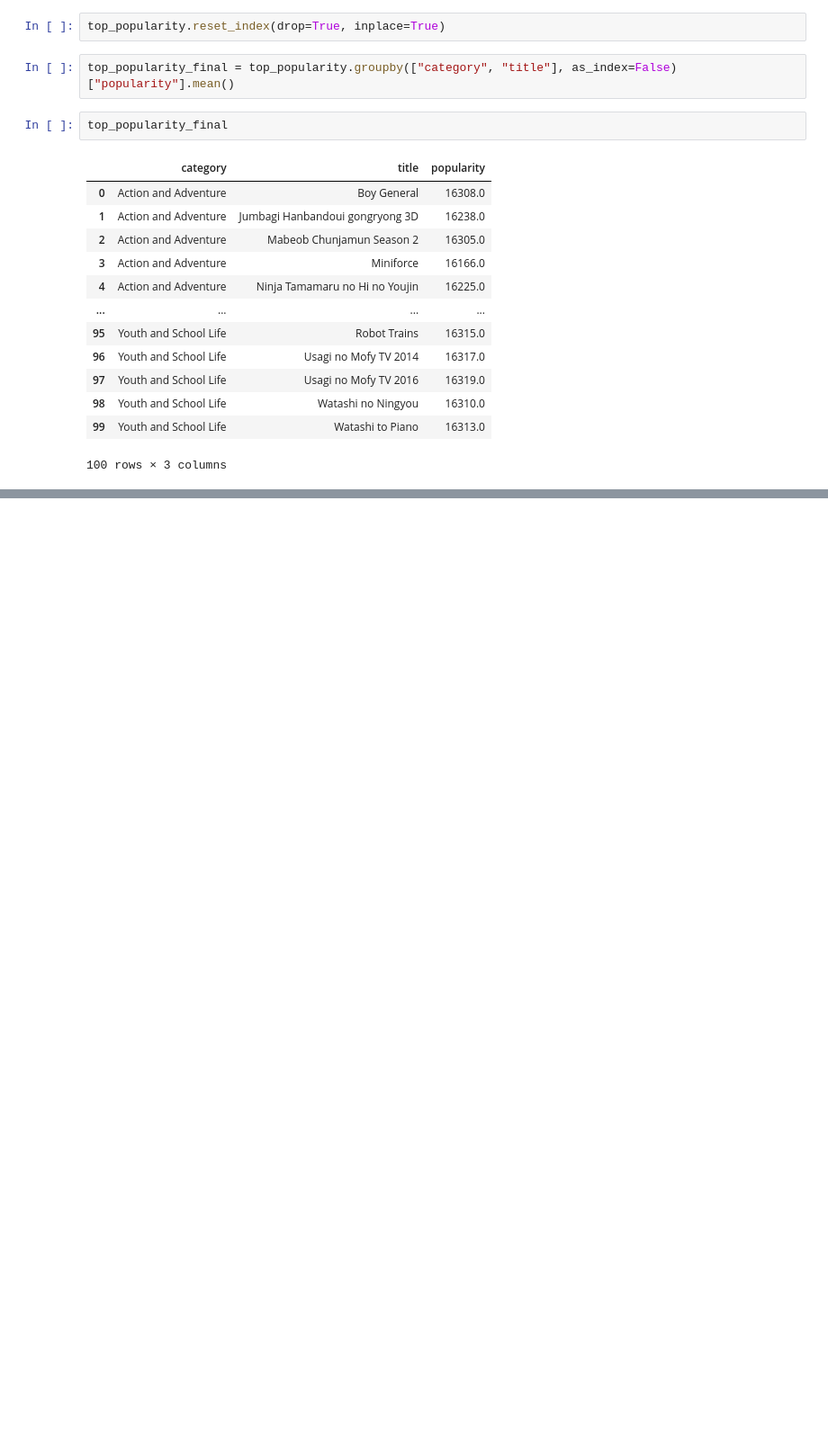
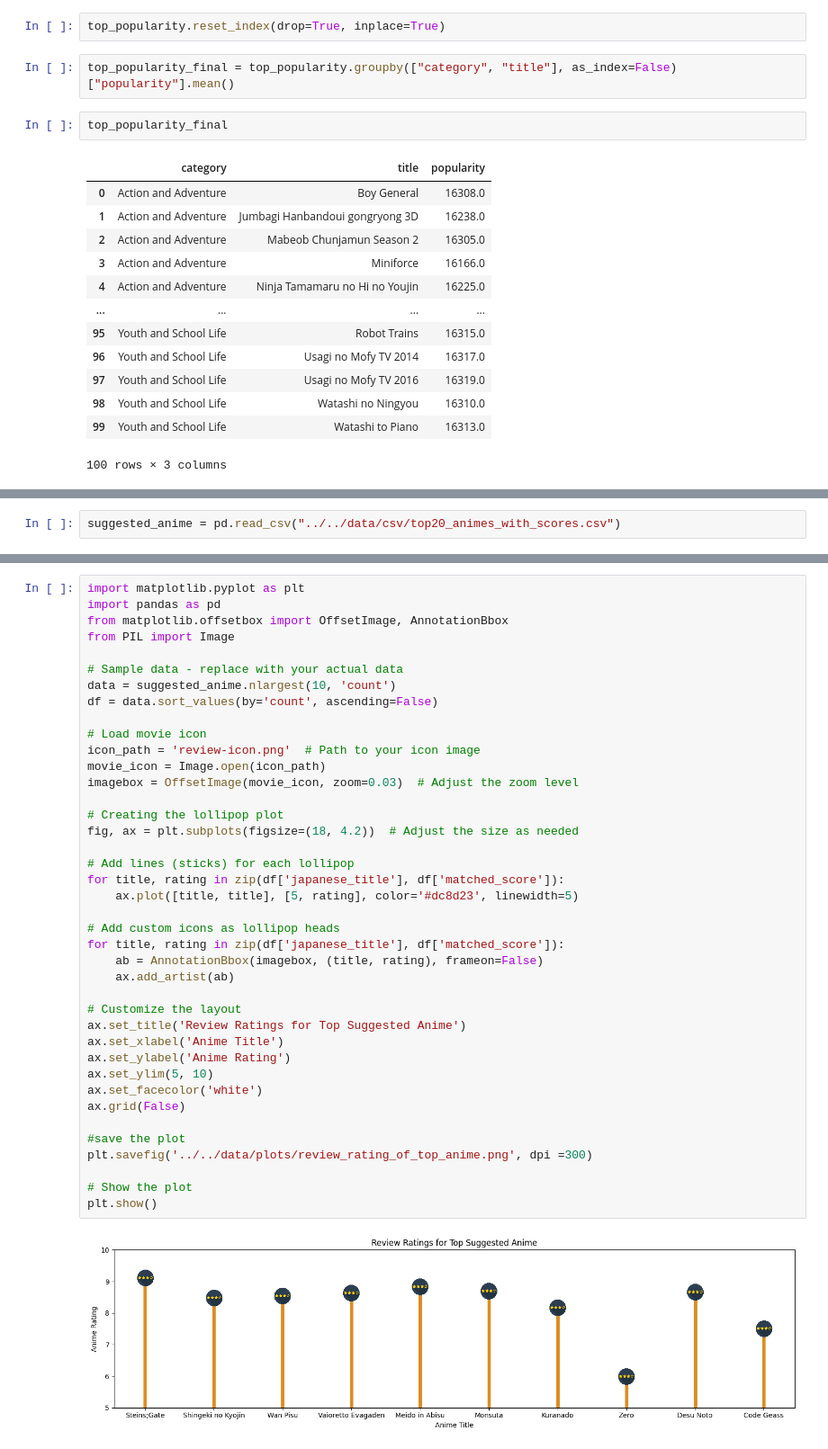
Before and after one commit to Sangeetha-238/BigData_Reddit_Analysis, a Jupyter notebook: code/nlp/anime_visualization.ipynb, the cells around one changed output, grey strips where cells are left out. Shown: that part at 90% size. Saved outputs shown, nothing was run; the diff lists cells and outputs as text; blank space fills up the shorter version.

Commit message:
anime vis

```diff
--- a/code/nlp/anime_visualization.ipynb
+++ b/code/nlp/anime_visualization.ipynb
@@ -231,3 +232,5 @@ fig.write_html("../../data/plots/top_animes_popularity.html")
 
 # Show the plot
 fig.show()
+# %%
+suggested_anime = pd.read_csv("../../data/csv/top20_animes_with_scores.csv")
@@ -233,0 +320,42 @@ fig.show()
+# %%
+import matplotlib.pyplot as plt
+import pandas as pd
+from matplotlib.offsetbox import OffsetImage, AnnotationBbox
+from PIL import Image
+
+# Sample data - replace with your actual data
+data = suggested_anime.nlargest(10, 'count')
+df = data.sort_values(by='count', ascending=False)
+
+# Load movie icon
+icon_path = 'review-icon.png'  # Path to your icon image
+movie_icon = Image.open(icon_path)
+imagebox = OffsetImage(movie_icon, zoom=0.03)  # Adjust the zoom level
+
+# Creating the lollipop plot
+fig, ax = plt.subplots(figsize=(18, 4.2))  # Adjust the size as needed
+
+# Add lines (sticks) for each lollipop
+for title, rating in zip(df['japanese_title'], df['matched_score']):
+    ax.plot([title, title], [5, rating], color='#dc8d23', linewidth=5)
+
+# Add custom icons as lollipop heads
+for title, rating in zip(df['japanese_title'], df['matched_score']):
+    ab = AnnotationBbox(imagebox, (title, rating), frameon=False)
+    ax.add_artist(ab)
+
+# Customize the layout
+ax.set_title('Review Ratings for Top Suggested Anime')
+ax.set_xlabel('Anime Title')
+ax.set_ylabel('Anime Rating')
+ax.set_ylim(5, 10)
+ax.set_facecolor('white')
+ax.grid(False)
+
+#save the plot
+plt.savefig('../../data/plots/review_rating_of_top_anime.png', dpi =300)
+
+# Show the plot
+plt.show()
+# %% [output]
+[figure, added]
```
Also changed, not shown: parts of 5 cells of this notebook, 9 other files.
